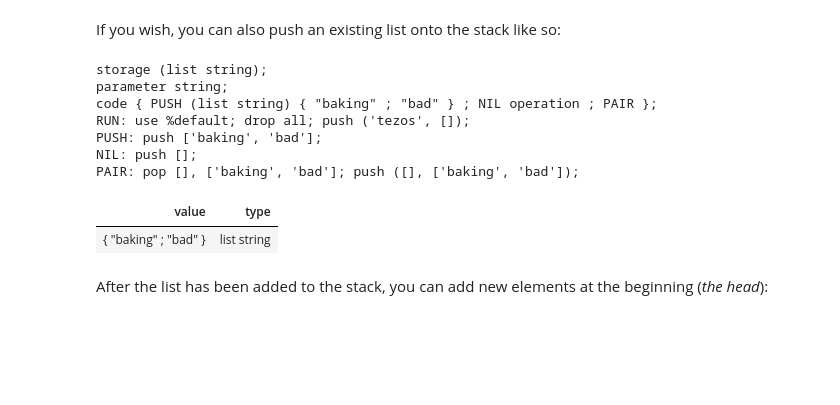
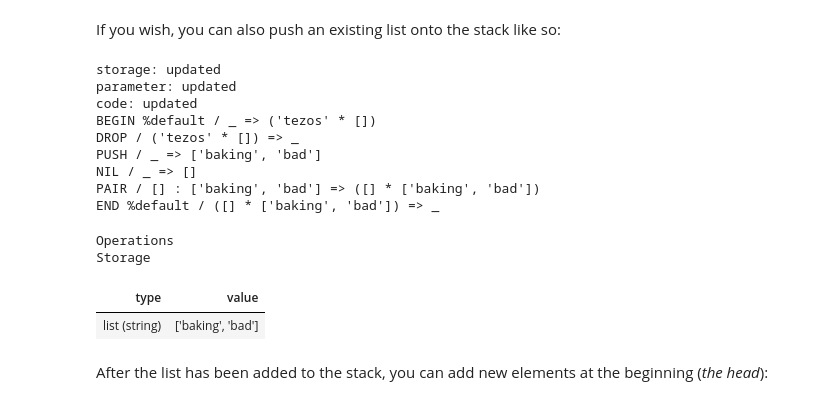
Before and after one commit to baking-bad/michelson-labs, a Jupyter notebook: notebooks/tutorials/07/07_operation_string_list.ipynb, the cells around one changed output. Cells and saved outputs as stored; diff of their text form; code cells hidden in the pictures; blank space fills up the shorter version.

```diff
--- a/notebooks/tutorials/07/07_operation_string_list.ipynb
+++ b/notebooks/tutorials/07/07_operation_string_list.ipynb
@@ -287,23 +311,28 @@ If you wish, you can also push an existing list onto the stack like so:
 # %%
 storage (list string) ;
 parameter string ;
 code {
+    DROP ;
     PUSH (list string) {"baking"; "bad"} ;
     NIL operation ;
     PAIR ;
 } ;
 
 RUN %default "tezos" {};
 # %% [output]
-storage (list string);
-parameter string;
-code { PUSH (list string) { "baking" ; "bad" } ; NIL operation ; PAIR };
-RUN: use %default; drop all; push ('tezos', []);
-PUSH: push ['baking', 'bad'];
-NIL: push [];
-PAIR: pop [], ['baking', 'bad']; push ([], ['baking', 'bad']);
+storage: updated
+parameter: updated
+code: updated
+BEGIN %default / _ => ('tezos' * [])
+DROP / ('tezos' * []) => _
+PUSH / _ => ['baking', 'bad']
+NIL / _ => []
+PAIR / [] : ['baking', 'bad'] => ([] * ['baking', 'bad'])
+END %default / ([] * ['baking', 'bad']) => _
+Operations
+Storage
-| value | type |
-| { "baking" ; "bad" } | list string |
+| type | value |
+| list (string) | ['baking', 'bad'] |
 # %% [markdown]
 After the list has been added to the stack, you can add new elements at the beginning (*the head*):
 # %%
```
Also changed, not shown: parts of 21 cells of this notebook, 3 other files.
